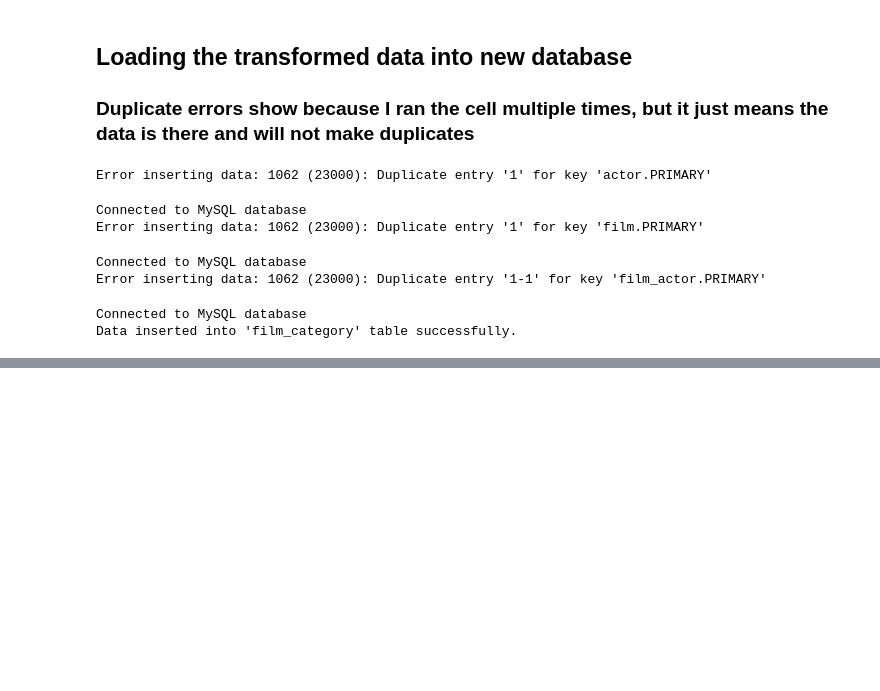
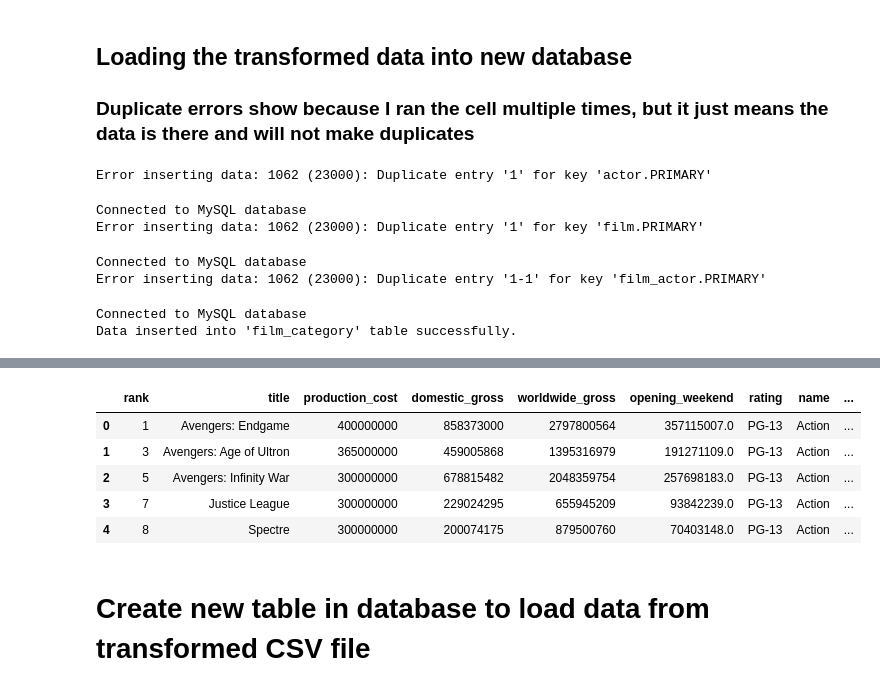
Before and after one commit to aniishap/ds2002, a Jupyter notebook: Data_Project_1.ipynb, the cells around one changed output, grey strips where cells are left out. Drawn from its saved outputs; the diff is of its cells as text; code cells hidden in the pictures; blank space fills up the shorter version.

```diff
--- a/Data_Project_1.ipynb
+++ b/Data_Project_1.ipynb
@@ -639,0 +664,5 @@ Data inserted into 'film_category' table successfully.
+# %%
+import pandas as pd
+url = 'https://raw.githubusercontent.com/aniishap/ds2002/main/Project1/top-500-movies.csv'
+original_csv = pd.read_csv(url)
+original_csv.head(5)
@@ -639,0 +692,31 @@ Data inserted into 'film_category' table successfully.
+# %%
+import pandas as pd
+
+category_map = {
+    "Action": 1,
+    "Animation": 2,
+    "Children": 3,
+    "Classics": 4,
+    "Comedy": 5,
+    "Documentary": 6,
+    "Drama": 7,
+    "Family": 8,
+    "Foreign": 9,
+    "Games": 10,
+    "Horror": 11,
+    "Music": 12,
+    "New": 13,
+    "Sci-Fi": 14,
+    "Sports": 15,
+    "Travel": 16
+}
+
+original_csv['category_id'] = original_csv['name'].map(category_map)
+original_csv = original_csv.dropna(subset=['category_id'])
+original_csv = original_csv.dropna()
+original_csv['category_id'] = original_csv['category_id'].astype(int)
+original_csv['year'] = original_csv['year'].astype(int)
+
+
+
+original_csv.head(5)
@@ -639,0 +730,17 @@ Data inserted into 'film_category' table successfully.
+# %%
+# drop unnecessary columns so that we can create a table focusing on profits and film characteristics
+
+transformed_csv = original_csv.drop(columns=['release_date', 'url', 'runtime'])
+df_filmprofits = transformed_csv.reset_index(drop=True)  # Drop the old index
+
+
+df_filmprofits.head(5)
+# %% [output]
+|  | rank | title | production_cost | domestic_gross | worldwide_gross | opening_weekend | rating | name | ... |
+| 0 | 1 | Avengers: Endgame | 400000000 | 858373000 | 2797800564 | 357115007.0 | PG-13 | Action | ... |
+| 1 | 3 | Avengers: Age of Ultron | 365000000 | 459005868 | 1395316979 | 191271109.0 | PG-13 | Action | ... |
+| 2 | 5 | Avengers: Infinity War | 300000000 | 678815482 | 2048359754 | 257698183.0 | PG-13 | Action | ... |
+| 3 | 7 | Justice League | 300000000 | 229024295 | 655945209 | 93842239.0 | PG-13 | Action | ... |
+| 4 | 8 | Spectre | 300000000 | 200074175 | 879500760 | 70403148.0 | PG-13 | Action | ... |
+# %% [markdown]
+# Create new table in database to load data from transformed CSV file
```
Also changed, not shown: parts of 7 cells of this notebook.
